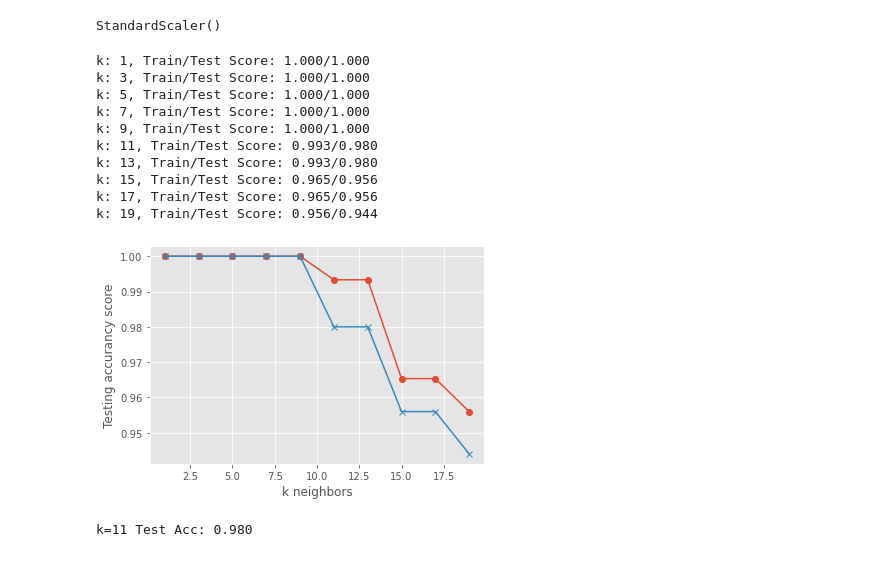
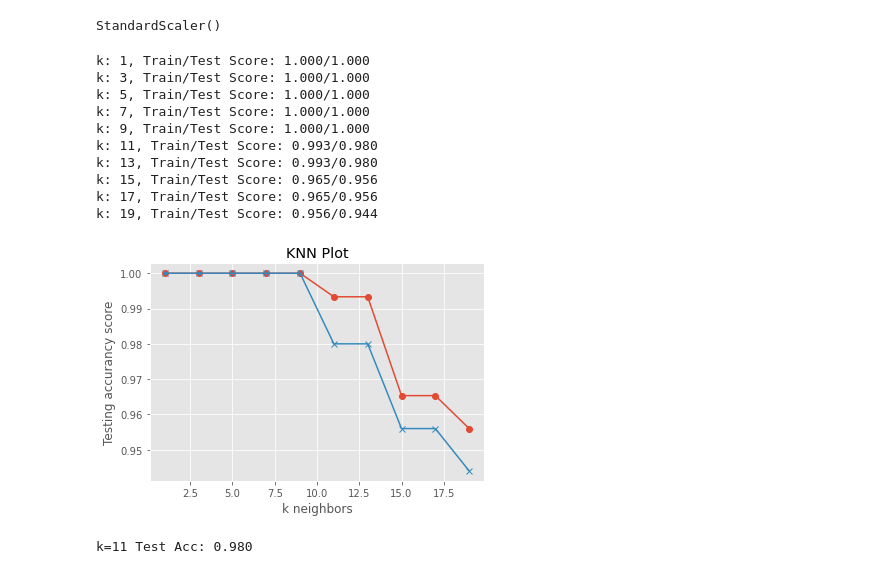
Before and after one commit to herzf012/lung-cancer-prediction, a Jupyter notebook: knn.ipynb, the cells around one changed output. Drawn from its saved outputs; the diff is of its cells as text; code cells hidden in the pictures.

```diff
--- a/knn.ipynb
+++ b/knn.ipynb
@@ -95,34 +95,35 @@ X_test_scaled = X_scaler.transform(X_test)
 # %%
 # Loop through different k values to find which has the hightest accurancy.
 train_scores = []
 test_scores = []
 for k in range(1, 20, 2):
     knn = KNeighborsClassifier(n_neighbors=k)
     knn.fit(X_train_scaled, y_train)
     train_score = knn.score(X_train_scaled, y_train)
     test_score = knn.score(X_test_scaled, y_test)
     train_scores.append(train_score)
     test_scores.append(test_score)
     print(f'k: {k}, Train/Test Score: {train_score:.3f}/{test_score:.3f} ')
 
 plt.plot(range(1, 20, 2), train_scores, marker='o')
 plt.plot(range(1, 20, 2), test_scores, marker='x')
+plt.title('KNN Plot')
 plt.xlabel('k neighbors')
 plt.ylabel('Testing accurancy score')
 plt.savefig('./images/knn.png')
 plt.show()
 # %% [output]
 k: 1, Train/Test Score: 1.000/1.000
 k: 3, Train/Test Score: 1.000/1.000
 k: 5, Train/Test Score: 1.000/1.000
 k: 7, Train/Test Score: 1.000/1.000
 k: 9, Train/Test Score: 1.000/1.000
 k: 11, Train/Test Score: 0.993/0.980
 k: 13, Train/Test Score: 0.993/0.980
 k: 15, Train/Test Score: 0.965/0.956
 k: 17, Train/Test Score: 0.965/0.956
 k: 19, Train/Test Score: 0.956/0.944
-[figure, old version]
+[figure, new version]
 # %%
 knn = KNeighborsClassifier(n_neighbors=11)
 knn.fit(X_train_scaled, y_train)
```
Also changed, not shown: parts of 2 cells of this notebook, 7 other files.
